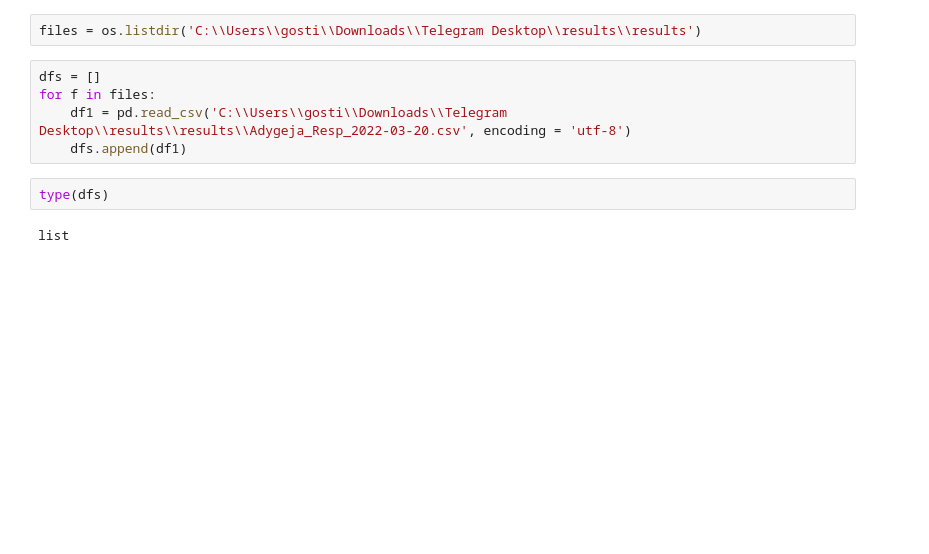
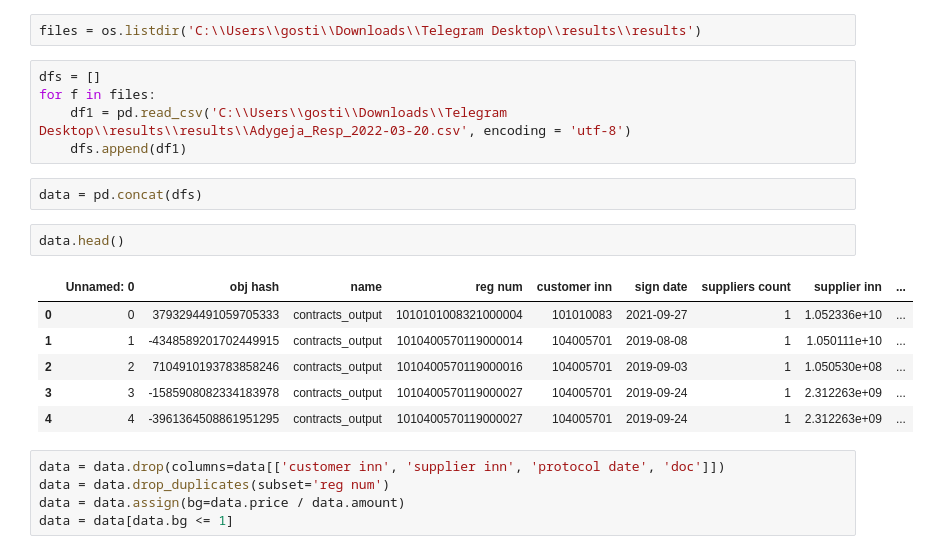
Before and after one commit to lisa2271/Praktika, a Jupyter notebook: praktika.ipynb, the cells around one changed output. Cells and saved outputs as stored; diff of their text form; blank space fills up the shorter version.

```diff
--- a/praktika.ipynb
+++ b/praktika.ipynb
@@ -97,7 +10,19 @@ dfs = []
 for f in files:
     df1 = pd.read_csv('C:\\Users\\gosti\\Downloads\\Telegram Desktop\\results\\results\\Adygeja_Resp_2022-03-20.csv', encoding = 'utf-8')
     dfs.append(df1)
-# %%
-type(dfs)
-# %% [output]
-list
+# %%
+data = pd.concat(dfs)
+# %%
+data.head()
+# %% [output]
+|  | Unnamed: 0 | obj hash | name | reg num | customer inn | sign date | suppliers count | supplier inn | ... |
+| 0 | 0 | 3793294491059705333 | contracts_output | 1010101008321000004 | 101010083 | 2021-09-27 | 1 | 1.052336e+10 | ... |
+| 1 | 1 | -4348589201702449915 | contracts_output | 1010400570119000014 | 104005701 | 2019-08-08 | 1 | 1.050111e+10 | ... |
+| 2 | 2 | 7104910193783858246 | contracts_output | 1010400570119000016 | 104005701 | 2019-09-03 | 1 | 1.050530e+08 | ... |
+| 3 | 3 | -1585908082334183978 | contracts_output | 1010400570119000027 | 104005701 | 2019-09-24 | 1 | 2.312263e+09 | ... |
+| 4 | 4 | -3961364508861951295 | contracts_output | 1010400570119000027 | 104005701 | 2019-09-24 | 1 | 2.312263e+09 | ... |
+# %%
+data = data.drop(columns=data[['customer inn', 'supplier inn', 'protocol date', 'doc']])
+data = data.drop_duplicates(subset='reg num')
+data = data.assign(bg=data.price / data.amount)
+data = data[data.bg <= 1]
```
Also changed, not shown: parts of 22 cells of this notebook.
